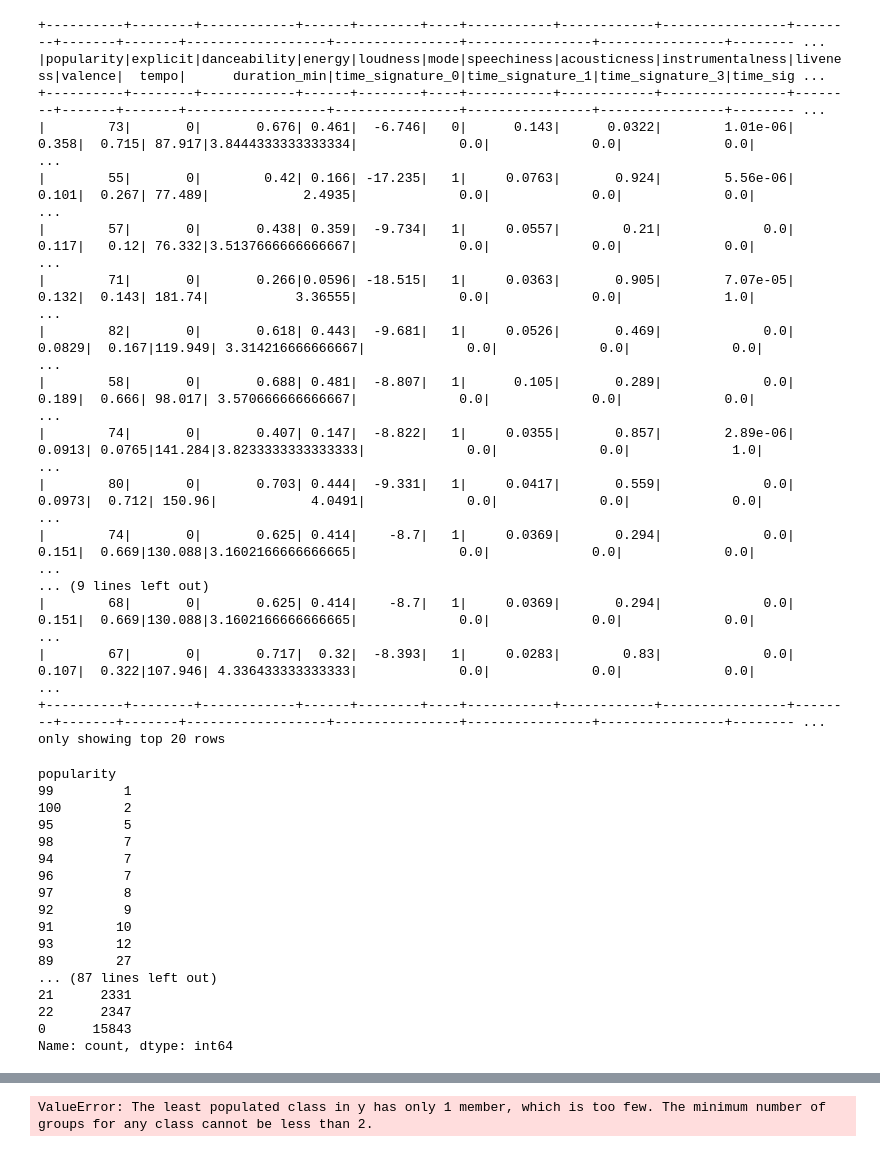
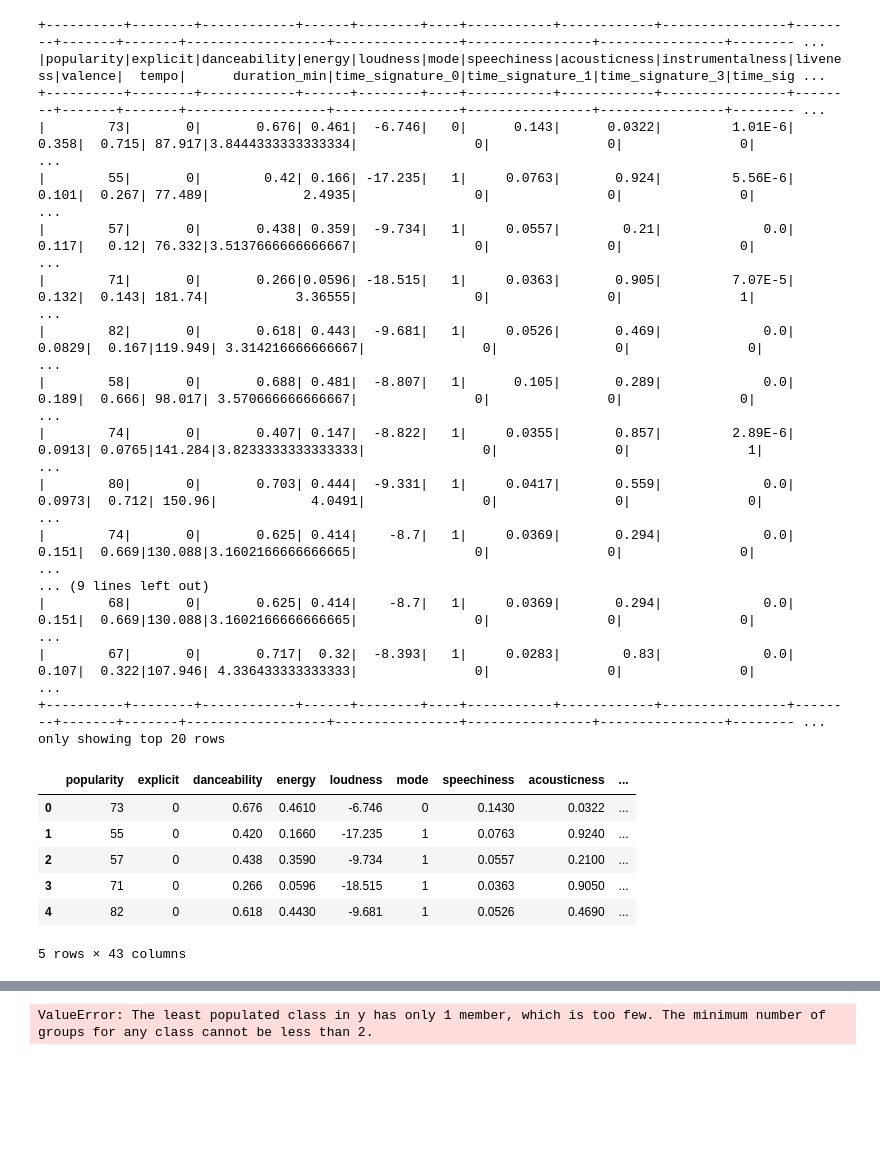
Before and after one commit to skronheim/Project-4, a Jupyter notebook: SK_predict_popularity/SK_supervised_learning.ipynb, the cells around one changed output, grey strips where cells are left out. Drawn from its saved outputs; the diff is of its cells as text; code cells hidden in the pictures; blank space fills up the shorter version.

```diff
--- a/SK_predict_popularity/SK_supervised_learning.ipynb
+++ b/SK_predict_popularity/SK_supervised_learning.ipynb
@@ -17,10 +17,6 @@ findspark.init()
 spark = SparkSession.builder.appName("SK_model").getOrCreate()
 # %%
 # Load in the pre-processed data
-path = "../Resources/filtered_encoded_dataset.csv"
-spark.sparkContext.addFile(path)
-df = spark.read.csv(SparkFiles.get("filtered_encoded_dataset.csv"), sep=",", header=True, inferSchema=True)
-#df = spark.read.csv("../Resources/filtered_encoded_dataset.csv", sep=",", header=True, inferSchema=True)
+df = spark.read.csv("../Resources/filtered_encoded_dataset.csv", sep=",", header=True, inferSchema=True)
 df.show()
-df.write.csv('test.csv', mode='overwrite')
 # %% [output]
@@ -43,46 +39,35 @@ df.write.csv('test.csv', mode='overwrite')
 only showing top 20 rows
 # %%
-# Remove index, primary_artist, and track_name from the dataset
-df = df.drop("_c0", "primary_artist", "track_name")
+# Remove primary_artist and track_name from the dataset
+df = df.drop("primary_artist", "track_name")
 df.show()
 # %% [output]
 +----------+--------+------------+------+--------+----+-----------+------------+----------------+--------+-------+-------+------------------+----------------+----------------+----------------+-------- ...
 |popularity|explicit|danceability|energy|loudness|mode|speechiness|acousticness|instrumentalness|liveness|valence|  tempo|      duration_min|time_signature_0|time_signature_1|time_signature_3|time_sig ...
 +----------+--------+------------+------+--------+----+-----------+------------+----------------+--------+-------+-------+------------------+----------------+----------------+----------------+-------- ...
-|        73|       0|       0.676| 0.461|  -6.746|   0|      0.143|      0.0322|        1.01e-06|   0.358|  0.715| 87.917|3.8444333333333334|             0.0|             0.0|             0.0|         ...
-|        55|       0|        0.42| 0.166| -17.235|   1|     0.0763|       0.924|        5.56e-06|   0.101|  0.267| 77.489|            2.4935|             0.0|             0.0|             0.0|         ...
-|        57|       0|       0.438| 0.359|  -9.734|   1|     0.0557|        0.21|             0.0|   0.117|   0.12| 76.332|3.5137666666666667|             0.0|             0.0|             0.0|         ...
-|        71|       0|       0.266|0.0596| -18.515|   1|     0.0363|       0.905|        7.07e-05|   0.132|  0.143| 181.74|           3.36555|             0.0|             0.0|             1.0|         ...
-|        82|       0|       0.618| 0.443|  -9.681|   1|     0.0526|       0.469|             0.0|  0.0829|  0.167|119.949| 3.314216666666667|             0.0|             0.0|             0.0|         ...
-|        58|       0|       0.688| 0.481|  -8.807|   1|      0.105|       0.289|             0.0|   0.189|  0.666| 98.017| 3.570666666666667|             0.0|             0.0|             0.0|         ...
-|        74|       0|       0.407| 0.147|  -8.822|   1|     0.0355|       0.857|        2.89e-06|  0.0913| 0.0765|141.284|3.8233333333333333|             0.0|             0.0|             1.0|         ...
-|        80|       0|       0.703| 0.444|  -9.331|   1|     0.0417|       0.559|             0.0|  0.0973|  0.712| 150.96|            4.0491|             0.0|             0.0|             0.0|         ...
-|        74|       0|       0.625| 0.414|    -8.7|   1|     0.0369|       0.294|             0.0|   0.151|  0.669|130.088|3.1602166666666665|             0.0|             0.0|             0.0|         ...
+|        73|       0|       0.676| 0.461|  -6.746|   0|      0.143|      0.0322|         1.01E-6|   0.358|  0.715| 87.917|3.8444333333333334|               0|               0|               0|         ...
+|        55|       0|        0.42| 0.166| -17.235|   1|     0.0763|       0.924|         5.56E-6|   0.101|  0.267| 77.489|            2.4935|               0|               0|               0|         ...
+|        57|       0|       0.438| 0.359|  -9.734|   1|     0.0557|        0.21|             0.0|   0.117|   0.12| 76.332|3.5137666666666667|               0|               0|               0|         ...
+|        71|       0|       0.266|0.0596| -18.515|   1|     0.0363|       0.905|         7.07E-5|   0.132|  0.143| 181.74|           3.36555|               0|               0|               1|         ...
+|        82|       0|       0.618| 0.443|  -9.681|   1|     0.0526|       0.469|             0.0|  0.0829|  0.167|119.949| 3.314216666666667|               0|               0|               0|         ...
+|        58|       0|       0.688| 0.481|  -8.807|   1|      0.105|       0.289|             0.0|   0.189|  0.666| 98.017| 3.570666666666667|               0|               0|               0|         ...
+|        74|       0|       0.407| 0.147|  -8.822|   1|     0.0355|       0.857|         2.89E-6|  0.0913| 0.0765|141.284|3.8233333333333333|               0|               0|               1|         ...
+|        80|       0|       0.703| 0.444|  -9.331|   1|     0.0417|       0.559|             0.0|  0.0973|  0.712| 150.96|            4.0491|               0|               0|               0|         ...
+|        74|       0|       0.625| 0.414|    -8.7|   1|     0.0369|       0.294|             0.0|   0.151|  0.669|130.088|3.1602166666666665|               0|               0|               0|         ...
 ... (9 lines left out)
-|        68|       0|       0.625| 0.414|    -8.7|   1|     0.0369|       0.294|             0.0|   0.151|  0.669|130.088|3.1602166666666665|             0.0|             0.0|             0.0|         ...
-|        67|       0|       0.717|  0.32|  -8.393|   1|     0.0283|        0.83|             0.0|   0.107|  0.322|107.946| 4.336433333333333|             0.0|             0.0|             0.0|         ...
+|        68|       0|       0.625| 0.414|    -8.7|   1|     0.0369|       0.294|             0.0|   0.151|  0.669|130.088|3.1602166666666665|               0|               0|               0|         ...
+|        67|       0|       0.717|  0.32|  -8.393|   1|     0.0283|        0.83|             0.0|   0.107|  0.322|107.946| 4.336433333333333|               0|               0|               0|         ...
 +----------+--------+------------+------+--------+----+-----------+------------+----------------+--------+-------+-------+------------------+----------------+----------------+----------------+-------- ...
 only showing top 20 rows
 # %%
 # Convert the data to a pandas Dataframe
-p_df = pd.read_csv("../Resources/filtered_encoded_dataset.csv")
-p_df.to_csv("test.csv")
-p_df['popularity'].value_counts().sort_values()
+p_df = df.toPandas()
+p_df.head()
 # %% [output]
+|  | popularity | explicit | danceability | energy | loudness | mode | speechiness | acousticness | ... |
+| 0 | 73 | 0 | 0.676 | 0.4610 | -6.746 | 0 | 0.1430 | 0.0322 | ... |
+| 1 | 55 | 0 | 0.420 | 0.1660 | -17.235 | 1 | 0.0763 | 0.9240 | ... |
+| 2 | 57 | 0 | 0.438 | 0.3590 | -9.734 | 1 | 0.0557 | 0.2100 | ... |
+| 3 | 71 | 0 | 0.266 | 0.0596 | -18.515 | 1 | 0.0363 | 0.9050 | ... |
+| 4 | 82 | 0 | 0.618 | 0.4430 | -9.681 | 1 | 0.0526 | 0.4690 | ... |
-popularity
-99         1
-100        2
-95         5
-98         7
-94         7
-96         7
-97         8
-92         9
-91        10
-93        12
-89        27
-... (87 lines left out)
-21      2331
-22      2347
-0      15843
-Name: count, dtype: int64
+5 rows × 43 columns
```
Also changed, not shown: parts of 3 cells of this notebook, 1 other file.
